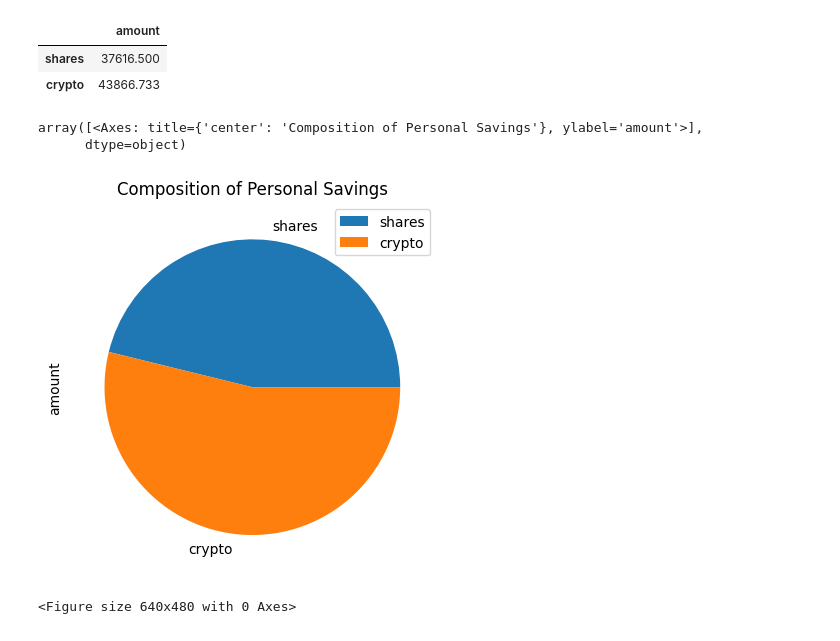
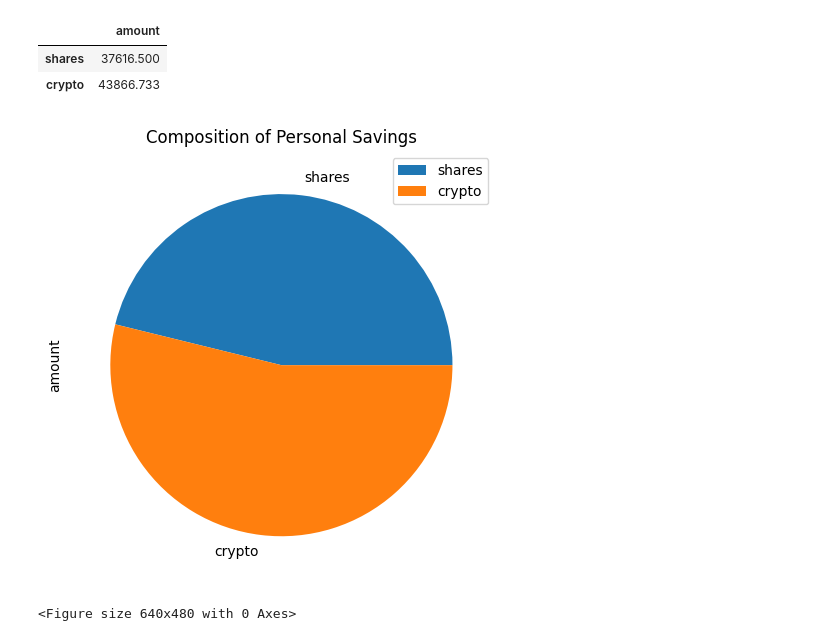
Before and after one commit to marcleipold/-Module-5-Challenge---APIs, a Jupyter notebook: Starter_Code/financial-planner.ipynb, the cells around one changed output. Drawn from its saved outputs; the diff is of its cells as text; code cells hidden in the pictures.

Commit message:
add image

```diff
--- a/Starter_Code/financial-planner.ipynb
+++ b/Starter_Code/financial-planner.ipynb
@@ -176,10 +176,16 @@ display(df_savings)
 # %%
 # Plot savings pie chart
 df_savings.plot.pie(title={'Composition of Personal Savings'}, ylabel='amount',subplots=True)
+
+plt.tight_layout()
+
+# Save the pie plot as a PNG file
+plt.savefig('../Images/df_savings.png')
+
+# Show the plot in a window (optional)
+plt.show()
 # %% [output]
-array([<Axes: title={'center': 'Composition of Personal Savings'}, ylabel='amount'>],
-      dtype=object)
-[figure, old version]
+[figure, new version]
 # %%
 # Save the pie chart as a PNG file
 plt.savefig('..\Images\savings_pie_chart.png')
```
Also changed, not shown: 1 other file.
